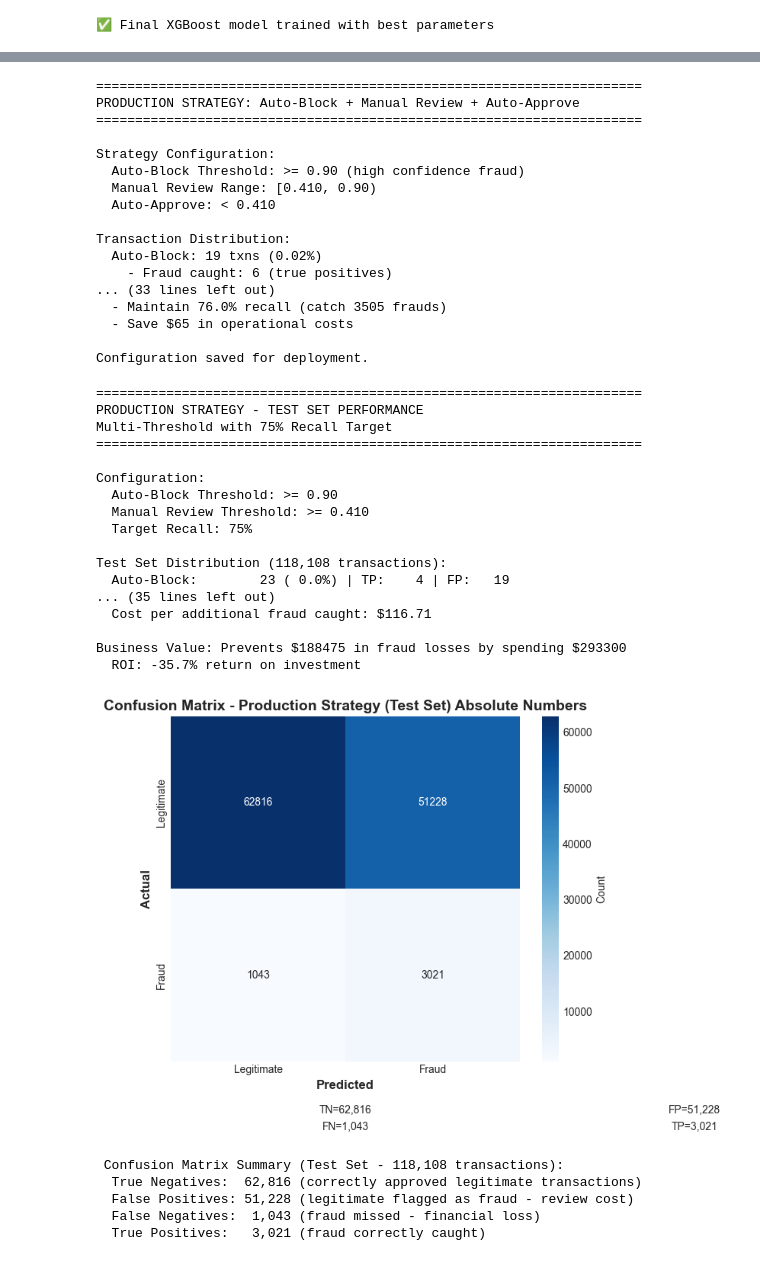
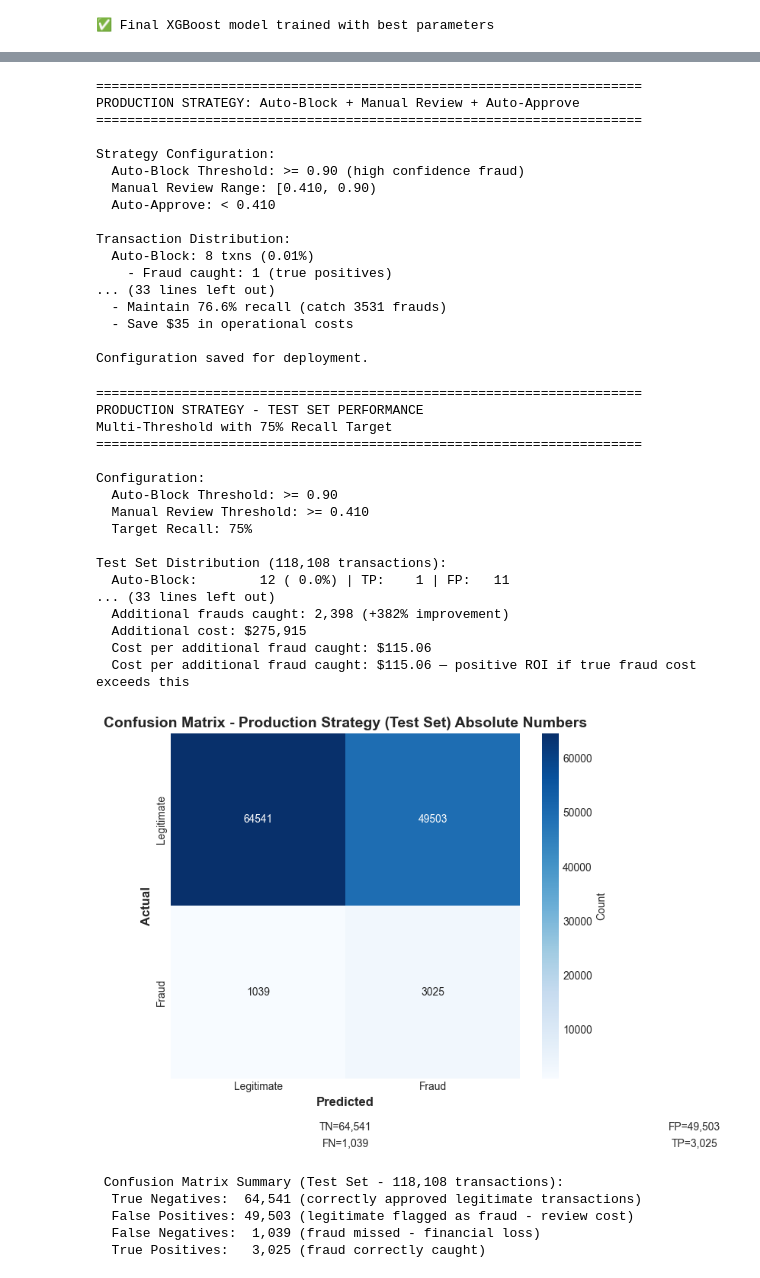
Before and after one commit to JuanCRuizA/Agent-Fraud-Sentinel, a Jupyter notebook: notebooks/modeling/03_model_training.ipynb, the cells around one changed output, grey strips where cells are left out. Drawn from its saved outputs; the diff is of its cells as text; code cells hidden in the pictures.

```diff
--- a/notebooks/modeling/03_model_training.ipynb
+++ b/notebooks/modeling/03_model_training.ipynb
@@ -709,4 +997,5 @@ plt.show()
 # %%
+# 4
 # Cost-based threshold optimization
 # For each threshold, calculate total cost = FN_cost × FN + FP_cost × FP
 # Select threshold that minimizes total cost
@@ -745,7 +1034,7 @@ fn_counts = []
 fp_counts = []
 
 for thresh in thresholds_to_test:
-    cost, fn, fp = calculate_cost(y_val, final_xgb_proba_val, thresh)
+    cost, fn, fp = calculate_cost(y_val, final_proba_val, thresh)
     costs.append(cost)
     fn_counts.append(fn)
     fp_counts.append(fp)
@@ -781,4 +1181,5 @@ Cost per transaction: $2.78
 # %%
+# 8
 # BUSINESS REALITY CHECK: Constrained Optimization
 # Real banks do NOT purely minimize cost - they add constraints
 
@@ -788,7 +1189,7 @@ print("=" * 70)
 
 # First, compute unconstrained metrics for comparison
 # (these are from the optimal_threshold found in previous cell)
-final_pred_val_unconstrained = (final_xgb_proba_val >= optimal_threshold).astype(int)
+final_pred_val_unconstrained = (final_proba_val >= optimal_threshold).astype(int)
 recall_optimal = recall_score(y_val, final_pred_val_unconstrained)
 precision_optimal = precision_score(y_val, final_pred_val_unconstrained)
 f1_optimal = f1_score(y_val, final_pred_val_unconstrained)
@@ -799,7 +1200,7 @@ min_recall_required = 0.75
 # Calculate recall for each threshold
 recalls_at_thresholds = []
 for thresh in thresholds_to_test:
-    y_pred_thresh = (final_xgb_proba_val >= thresh).astype(int)
+    y_pred_thresh = (final_proba_val >= thresh).astype(int)
     recall_thresh = recall_score(y_val, y_pred_thresh)
     recalls_at_thresholds.append(recall_thresh)
 
@@ -818,13 +1219,13 @@ if valid_costs:
     optimal_constrained_cost = valid_costs[optimal_constrained_idx]
 
     # Calculate metrics at constrained threshold
-    y_pred_constrained = (final_xgb_proba_val >= optimal_constrained_threshold).astype(int)
+    y_pred_constrained = (final_proba_val >= optimal_constrained_threshold).astype(int)
     recall_constrained = recall_score(y_val, y_pred_constrained)
     precision_constrained = precision_score(y_val, y_pred_constrained)
 
     # Count FN and FP
     cost_constrained, fn_constrained, fp_constrained = calculate_cost(
-        y_val, final_xgb_proba_val, optimal_constrained_threshold
+        y_val, final_proba_val, optimal_constrained_threshold
     )
 
     tp_constrained = int(recall_constrained * y_val.sum())
@@ -883,4 +1284,5 @@ Cost per additional fraud caught: $94.99
 # %%
+# 9
 # PRODUCTION STRATEGY: Multi-Threshold with Auto-Block
 # Score >= 0.9: Auto-block (high confidence fraud)
 # constrained_threshold <= Score < 0.9: Manual review
@@ -899,9 +1301,9 @@ if constrained_threshold_75 is not None:
     MANUAL_REVIEW_COST = 10.00  # Human analyst reviews transaction
 
     # Segment transactions by score
-    auto_block_mask = (final_xgb_proba_val >= AUTO_BLOCK_THRESHOLD)
-    manual_review_mask = (final_xgb_proba_val >= MANUAL_REVIEW_THRESHOLD) & (final_xgb_proba_val < AUTO_BLOCK_THRESHOLD)
-    auto_approve_mask = (final_xgb_proba_val < MANUAL_REVIEW_THRESHOLD)
+    auto_block_mask = (final_proba_val >= AUTO_BLOCK_THRESHOLD)
+    manual_review_mask = (final_proba_val >= MANUAL_REVIEW_THRESHOLD) & (final_proba_val < AUTO_BLOCK_THRESHOLD)
+    auto_approve_mask = (final_proba_val < MANUAL_REVIEW_THRESHOLD)
 
     # Count transactions in each segment
     n_auto_block = auto_block_mask.sum()
@@ -1007,24 +1409,25 @@ Strategy Configuration:
   Auto-Approve: < 0.410
 
 Transaction Distribution:
-  Auto-Block: 19 txns (0.02%)
-    - Fraud caught: 6 (true positives)
+  Auto-Block: 8 txns (0.01%)
+    - Fraud caught: 1 (true positives)
 ... (33 lines left out)
-  - Maintain 76.0% recall (catch 3505 frauds)
-  - Save $65 in operational costs
+  - Maintain 76.6% recall (catch 3531 frauds)
+  - Save $35 in operational costs
 
 Configuration saved for deployment.
 # %%
+# 10
 # PRODUCTION STRATEGY: Test Set Evaluation (Final Unbiased Estimate)
 # This is the expected production performance
 
 if constrained_threshold_75 is not None:
     # First, compute unconstrained test set metrics for comparison
-    final_pred_test_unconstrained = (final_xgb_proba_test >= optimal_threshold).astype(int)
+    final_pred_test_unconstrained = (final_proba_test >= optimal_threshold).astype(int)
     recall_test = recall_score(y_test, final_pred_test_unconstrained)
     precision_test = precision_score(y_test, final_pred_test_unconstrained)
     f1_test = f1_score(y_test, final_pred_test_unconstrained)
-    test_cost, test_fn, test_fp = calculate_cost(y_test, final_xgb_proba_test, optimal_threshold)
+    test_cost, test_fn, test_fp = calculate_cost(y_test, final_proba_test, optimal_threshold)
 
     print("=" * 70)
     print("PRODUCTION STRATEGY - TEST SET PERFORMANCE")
@@ -1035,9 +1438,9 @@ if constrained_threshold_75 is not None:
     MANUAL_REVIEW_THRESHOLD = constrained_threshold_75
 
     # Segment test set transactions by score
-    auto_block_mask_test = (final_xgb_proba_test >= AUTO_BLOCK_THRESHOLD)
-    manual_review_mask_test = (final_xgb_proba_test >= MANUAL_REVIEW_THRESHOLD) & (final_xgb_proba_test < AUTO_BLOCK_THRESHOLD)
-    auto_approve_mask_test = (final_xgb_proba_test < MANUAL_REVIEW_THRESHOLD)
+    auto_block_mask_test = (final_proba_test >= AUTO_BLOCK_THRESHOLD)
+    manual_review_mask_test = (final_proba_test >= MANUAL_REVIEW_THRESHOLD) & (final_proba_test < AUTO_BLOCK_THRESHOLD)
+    auto_approve_mask_test = (final_proba_test < MANUAL_REVIEW_THRESHOLD)
 
     # Count transactions in each segment
     n_auto_block_test = auto_block_mask_test.sum()
@@ -1118,8 +1521,7 @@ if constrained_threshold_75 is not None:
     print(f"  Additional frauds caught: {recall_improvement:,} ({(recall_multi_test/recall_test - 1)*100:+.0f}% improvement)")
     print(f"  Additional cost: ${cost_increase:,.0f}")
     print(f"  Cost per additional fraud caught: ${cost_increase/recall_improvement:.2f}")
-    print(f"  \nBusiness Value: Prevents ${recall_improvement * 75:.0f} in fraud losses by spending ${cost_increase:.0f}")
-    print(f"  ROI: {(recall_improvement * 75 / cost_increase - 1)*100:.1f}% return on investment")
+    print(f"  Cost per additional fraud caught: ${cost_increase/recall_improvement:.2f} — positive ROI if true fraud cost exceeds this")
 else:
     print("Constrained threshold not available - cannot evaluate production strategy")
 # %% [output]
@@ -1134,54 +1536,55 @@ Configuration:
   Target Recall: 75%
 
 Test Set Distribution (118,108 transactions):
-  Auto-Block:        23 ( 0.0%) | TP:    4 | FP:   19
-... (35 lines left out)
-  Cost per additional fraud caught: $116.71
-
-Business Value: Prevents $188475 in fraud losses by spending $293300
-  ROI: -35.7% return on investment
+  Auto-Block:        12 ( 0.0%) | TP:    1 | FP:   11
+... (33 lines left out)
+  Additional frauds caught: 2,398 (+382% improvement)
+  Additional cost: $275,915
+  Cost per additional fraud caught: $115.06
+  Cost per additional fraud caught: $115.06 — positive ROI if true fraud cost exceeds this
 # %%
+# 11
 # Confusion Matrix - Production Strategy (Numbers)
 # Shows actual count of predictions in each category
 
 if constrained_threshold_75 is not None:
     # Create confusion matrix from test set multi-threshold predictions
     cm_multi_test = confusion_matrix(y_test,
-                                      (final_xgb_proba_test >= MANUAL_REVIEW_THRESHOLD).astype(int))
+                                      (final_proba_test >= MANUAL_REVIEW_THRESHOLD).astype(int))
 
     plt.figure(figsize=(8, 6))
     sns.heatmap(cm_multi_test, annot=True, fmt="d", cmap="Blues",
                 xticklabels=["Legitimate", "Fraud"],
                 yticklabels=["Legitimate", "Fraud"],
                 cbar_kws={"label": "Count"})
 
     plt.ylabel("Actual", fontsize=12, fontweight="bold")
     plt.xlabel("Predicted", fontsize=12, fontweight="bold")
     plt.title("Confusion Matrix - Production Strategy (Test Set) Absolute Numbers", fontsize=14, fontweight="bold")
 
     # Add text annotations for clarity
     tn, fp, fn, tp = cm_multi_test.ravel()
     plt.text(0.5, -0.15, f"TN={tn:,}", ha="center", transform=plt.gca().transAxes, fontsize=10)
     plt.text(1.5, -0.15, f"FP={fp:,}", ha="center", transform=plt.gca().transAxes, fontsize=10)
     plt.text(0.5, -0.20, f"FN={fn:,}", ha="center", transform=plt.gca().transAxes, fontsize=10)
     plt.text(1.5, -0.20, f"TP={tp:,}", ha="center", transform=plt.gca().transAxes, fontsize=10)
 
     plt.tight_layout()
     plt.savefig(FIGURES_PATH / 'confusion_matrix_absolute.png', dpi=150, bbox_inches='tight', facecolor='white')
     plt.show()
 
     print(f" Confusion Matrix Summary (Test Set - {len(y_test):,} transactions):")
     print(f"  True Negatives:  {tn:>6,} (correctly approved legitimate transactions)")
     print(f"  False Positives: {fp:>6,} (legitimate flagged as fraud - review cost)")
     print(f"  False Negatives: {fn:>6,} (fraud missed - financial loss)")
     print(f"  True Positives:  {tp:>6,} (fraud correctly caught)")
 else:
     print("Constrained threshold not available")
 # %% [output]
-[figure, old version]
+[figure, new version]
  Confusion Matrix Summary (Test Set - 118,108 transactions):
-  True Negatives:  62,816 (correctly approved legitimate transactions)
-  False Positives: 51,228 (legitimate flagged as fraud - review cost)
-  False Negatives:  1,043 (fraud missed - financial loss)
-  True Positives:   3,021 (fraud correctly caught)
+  True Negatives:  64,541 (correctly approved legitimate transactions)
+  False Positives: 49,503 (legitimate flagged as fraud - review cost)
+  False Negatives:  1,039 (fraud missed - financial loss)
+  True Positives:   3,025 (fraud correctly caught)
 # %%
```
Also changed, not shown: parts of 33 cells of this notebook, 11 other files.
